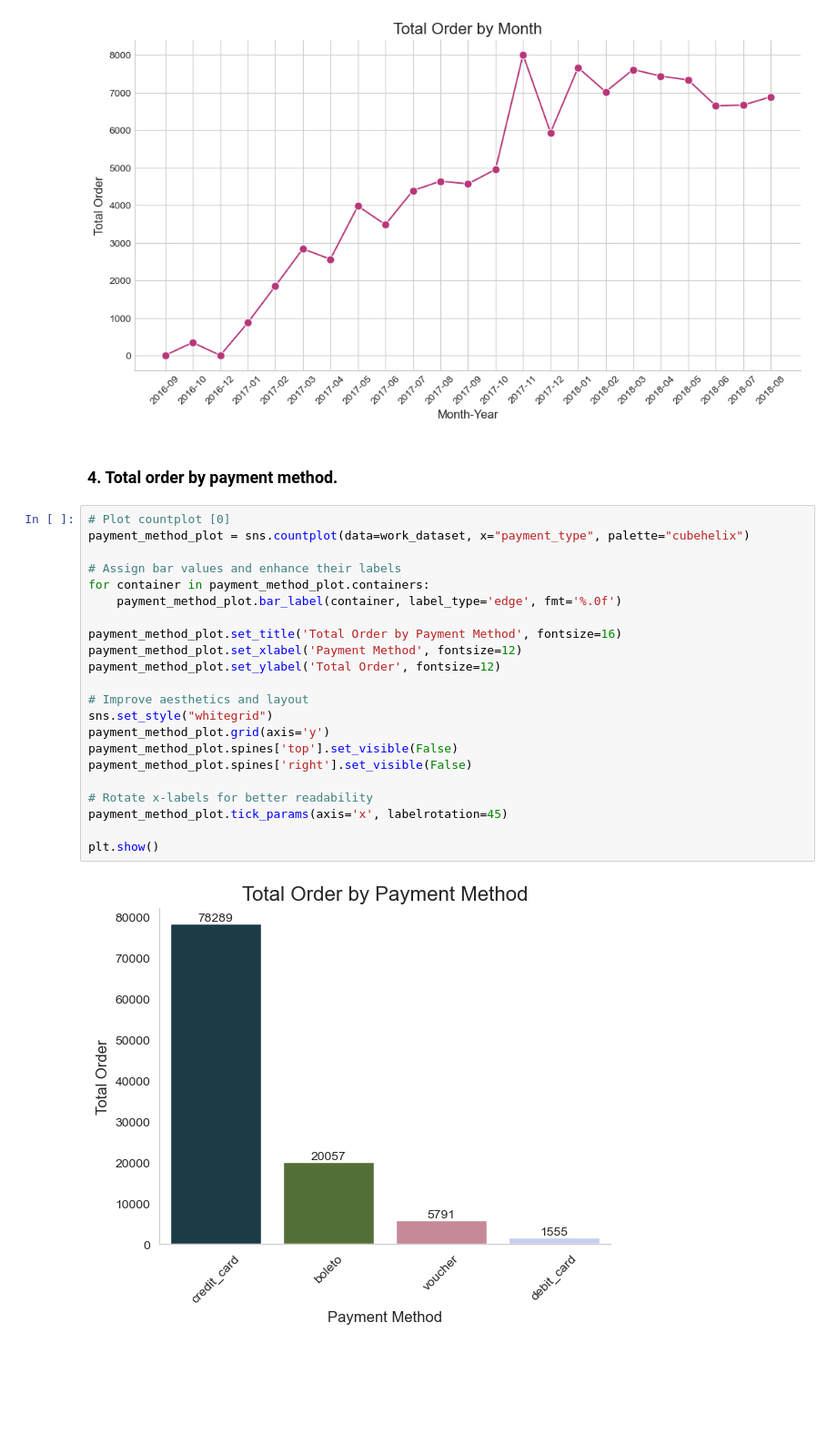
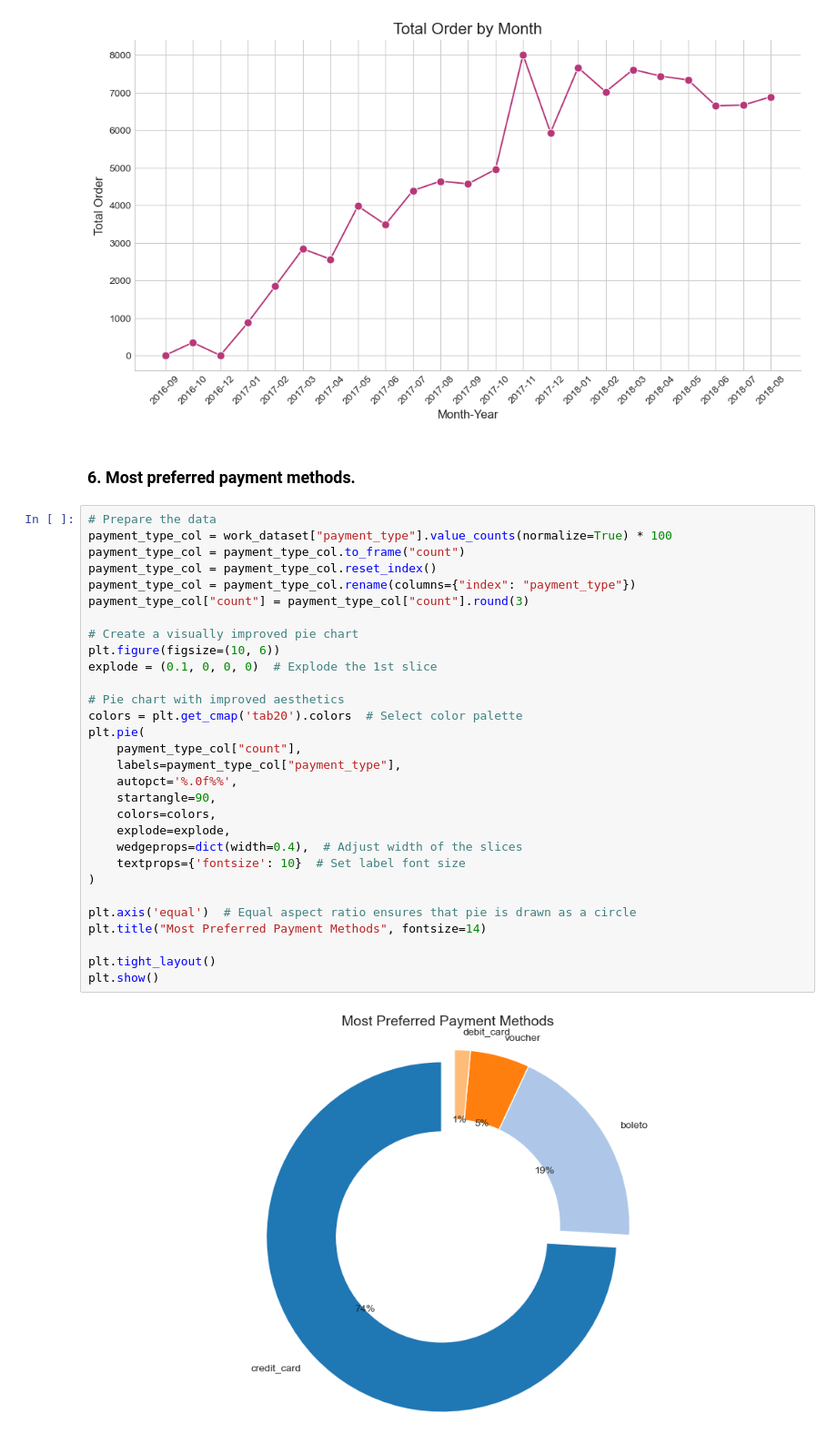
Before and after one commit to yovir/Data-Wrangling-and-SQL-Pacmann---Olist, a Jupyter notebook: Data Wrangling and SQL Pacmann.ipynb, the cells around one changed output. Shown at 91% size. Saved outputs shown, nothing was run; the diff lists cells and outputs as text; blank space fills up the shorter version.

```diff
--- a/Data Wrangling and SQL Pacmann.ipynb
+++ b/Data Wrangling and SQL Pacmann.ipynb
@@ -548,29 +600,37 @@ plt.show()
 # %% [output]
 [figure]
 # %% [markdown]
-### 4. Total order by payment method.
+### 6. Most preferred payment methods.
-# %%
-# Plot countplot [0]
-payment_method_plot = sns.countplot(data=work_dataset, x="payment_type", palette="cubehelix")
-
-# Assign bar values and enhance their labels
-for container in payment_method_plot.containers:
-    payment_method_plot.bar_label(container, label_type='edge', fmt='%.0f')
-
-payment_method_plot.set_title('Total Order by Payment Method', fontsize=16)
-payment_method_plot.set_xlabel('Payment Method', fontsize=12)
-payment_method_plot.set_ylabel('Total Order', fontsize=12)
-
-# Improve aesthetics and layout
-sns.set_style("whitegrid")
-payment_method_plot.grid(axis='y')
-payment_method_plot.spines['top'].set_visible(False)
-payment_method_plot.spines['right'].set_visible(False)
-
-# Rotate x-labels for better readability
-payment_method_plot.tick_params(axis='x', labelrotation=45)
-
-plt.show()
-# %% [output]
-[figure, removed]
+# %%
+# Prepare the data
+payment_type_col = work_dataset["payment_type"].value_counts(normalize=True) * 100
+payment_type_col = payment_type_col.to_frame("count")
+payment_type_col = payment_type_col.reset_index()
+payment_type_col = payment_type_col.rename(columns={"index": "payment_type"})
+payment_type_col["count"] = payment_type_col["count"].round(3)
+
+# Create a visually improved pie chart
+plt.figure(figsize=(10, 6))
+explode = (0.1, 0, 0, 0)  # Explode the 1st slice
+
+# Pie chart with improved aesthetics
+colors = plt.get_cmap('tab20').colors  # Select color palette
+plt.pie(
+    payment_type_col["count"],
+    labels=payment_type_col["payment_type"],
+    autopct='%.0f%%',
+    startangle=90,
+    colors=colors,
+    explode=explode,
+    wedgeprops=dict(width=0.4),  # Adjust width of the slices
+    textprops={'fontsize': 10}  # Set label font size
+)
+
+plt.axis('equal')  # Equal aspect ratio ensures that pie is drawn as a circle
+plt.title("Most Preferred Payment Methods", fontsize=14)
+
+plt.tight_layout()
+plt.show()
+# %% [output]
+[figure, added]
 # %% [markdown]
```
Also changed, not shown: parts of 14 cells of this notebook.
